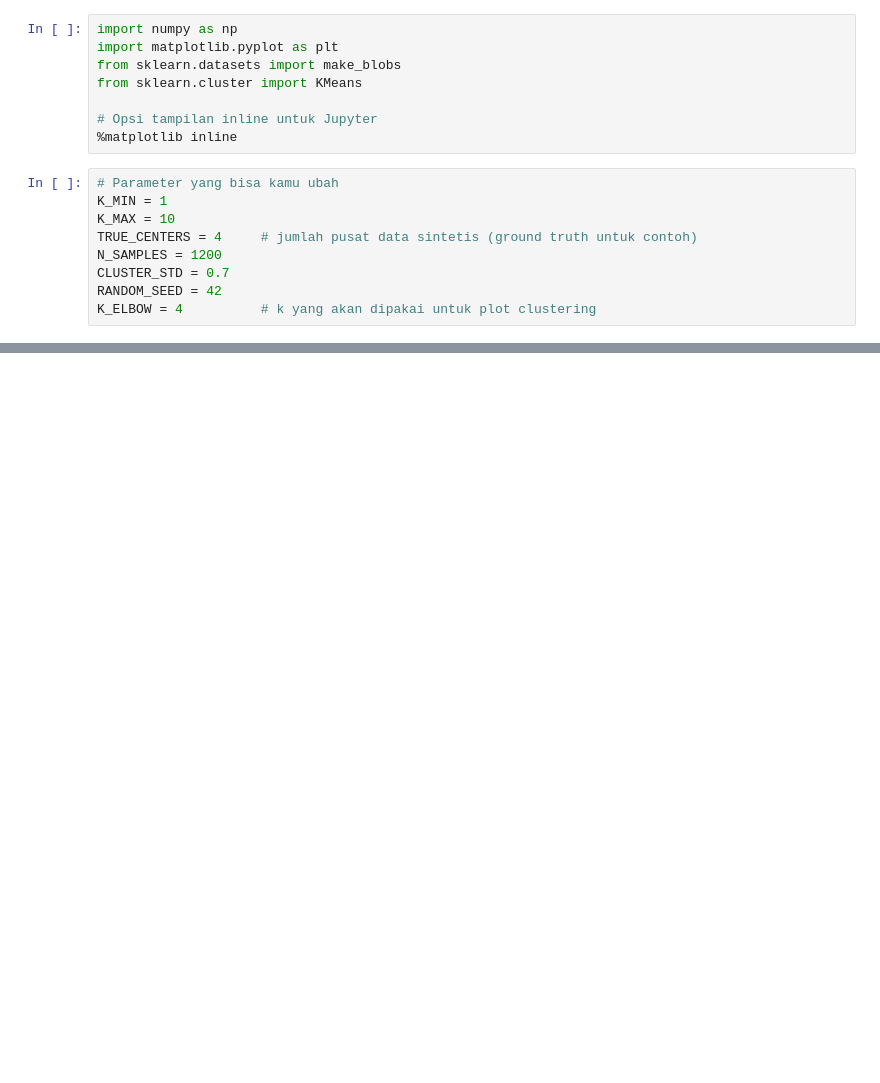
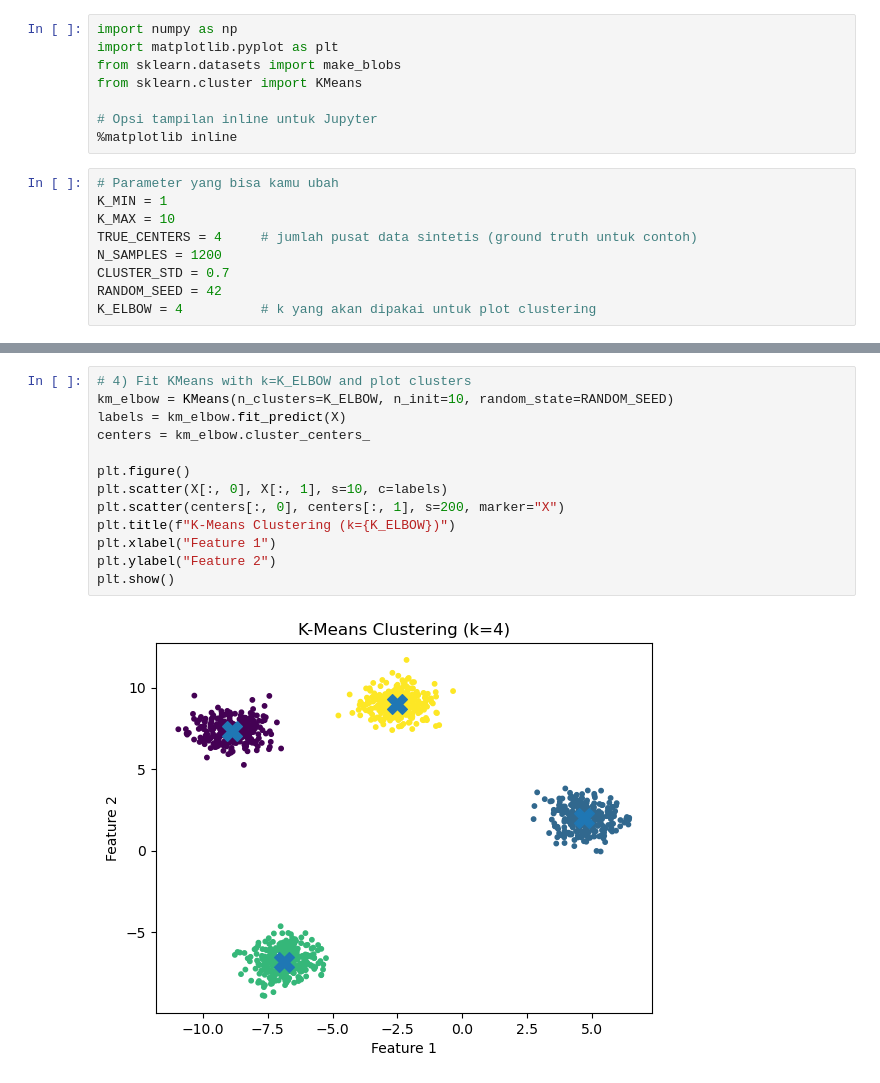
Before and after one commit to arofiqimaulana/Artificial-Intelligence, a Jupyter notebook: Unsupervised Learning/K-Mean/Elbow/elbow.ipynb, the cells around one changed output, grey strips where cells are left out. Drawn from its saved outputs; the diff is of its cells as text; blank space fills up the shorter version.

Commit message:
update elbow

```diff
--- a/Unsupervised Learning/K-Mean/Elbow/elbow.ipynb
+++ b/Unsupervised Learning/K-Mean/Elbow/elbow.ipynb
@@ -60,0 +58,15 @@ ValueError: x and y must have same first dimension, but have shapes (10,) and (0
+# %%
+# 4) Fit KMeans with k=K_ELBOW and plot clusters
+km_elbow = KMeans(n_clusters=K_ELBOW, n_init=10, random_state=RANDOM_SEED)
+labels = km_elbow.fit_predict(X)
+centers = km_elbow.cluster_centers_
+
+plt.figure()
+plt.scatter(X[:, 0], X[:, 1], s=10, c=labels)
+plt.scatter(centers[:, 0], centers[:, 1], s=200, marker="X")
+plt.title(f"K-Means Clustering (k={K_ELBOW})")
+plt.xlabel("Feature 1")
+plt.ylabel("Feature 2")
+plt.show()
+# %% [output]
+[figure, added]
```
Also changed, not shown: parts of 3 cells of this notebook, 1 other file.
